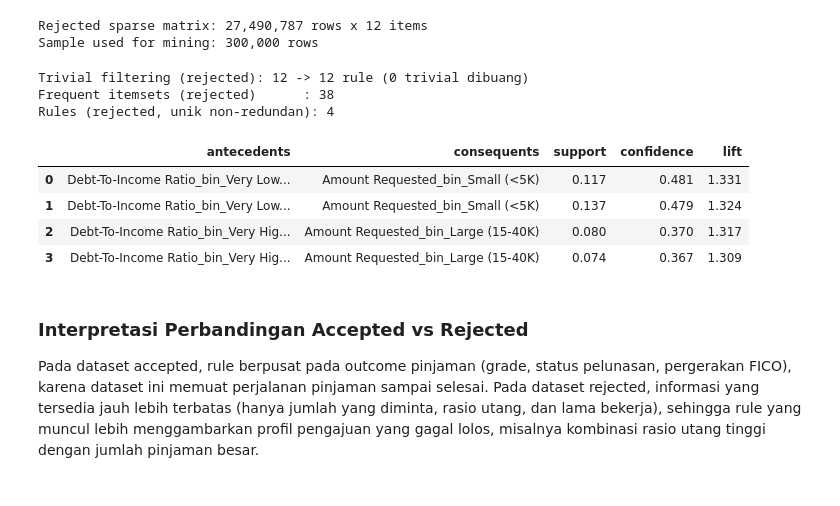
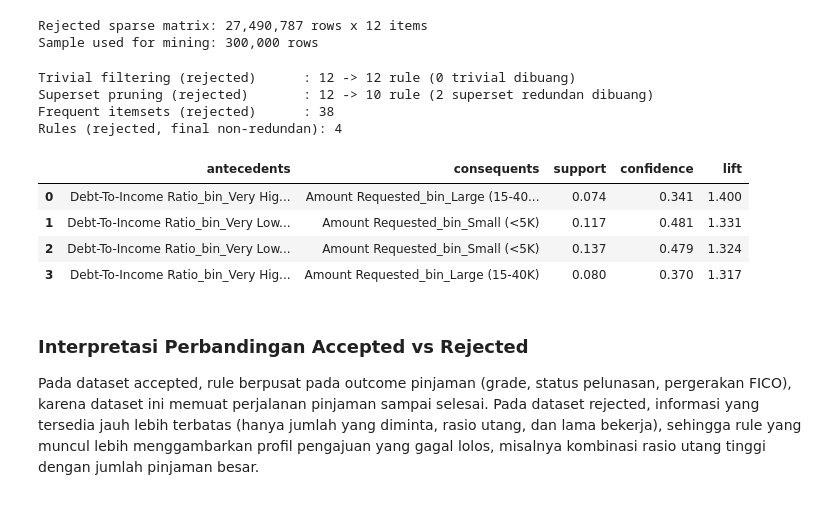
Before and after one commit to StievenLee/Data-Mining-All-Lending-Club-loan, a Jupyter notebook: Phase 3 Associate Rule/Apriori_Final.ipynb, the cells around one changed output. Cells and saved outputs as stored; diff of their text form; code cells hidden in the pictures.

Commit message:
update association rule

```diff
--- a/Phase 3 Associate Rule/Apriori_Final.ipynb
+++ b/Phase 3 Associate Rule/Apriori_Final.ipynb
@@ -745,47 +745,59 @@ Sample used for mining: 300,000 rows
 # %%
 if rejected_available:
     fi_rej = apriori(df_rej, min_support=0.05, use_colnames=True, low_memory=True)
 
     # Ambang lift diturunkan ke 1.2 (accepted memakai 2.0). Alasannya dijelaskan di
     # interpretasi: dataset rejected hanya punya 12 item dengan asosiasi antar-atribut
     # yang lemah, sehingga lift >= 2 menghasilkan NOL rule. Ambang 1.2 tetap menyaring
     # rule yang berada di atas kebetulan (lift > 1) namun realistis untuk domain ini.
     rules_rej = association_rules(fi_rej, metric="lift", min_threshold=1.2)
 
-    # Konsistensi metodologi: terapkan trivial filtering yang SAMA dengan accepted.
-    # Dataset rejected tidak punya relasi definisi antar-item (tidak ada sub_grade->grade),
-    # sehingga secara praktik tidak ada rule trivial untuk dibuang — tetapi fungsi tetap
-    # dipanggil agar pipeline kedua domain identik dan dapat dipertanggungjawabkan.
-    n_before = len(rules_rej)
+    # (1) Trivial filtering yang SAMA dengan accepted. Dataset rejected tidak punya relasi
+    # definisi antar-item (tidak ada sub_grade->grade), sehingga secara praktik tidak ada
+    # rule trivial untuk dibuang -- tetapi fungsi tetap dipanggil agar pipeline kedua domain
+    # identik dan dapat dipertanggungjawabkan.
+    n0 = len(rules_rej)
     rules_rej = filter_trivial_rules(rules_rej)
-    print(f"Trivial filtering (rejected): {n_before} -> {len(rules_rej)} rule "
-          f"({n_before - len(rules_rej)} trivial dibuang)")
+    print(f"Trivial filtering (rejected)      : {n0} -> {len(rules_rej)} rule "
+          f"({n0 - len(rules_rej)} trivial dibuang)")
 
-    # Buang rule redundan simetris (X -> Y dan Y -> X dari itemset gabungan yang sama).
-    # Simpan hanya arah dengan confidence tertinggi untuk tiap tanda tangan itemset.
+    # (2) Superset pruning yang SAMA dengan accepted (remove_redundant_rules).
+    # Membuang rule yang lebih spesifik bila TIDAK menambah confidence dibanding subset-nya.
+    # Contoh nyata: {DTI Very High, Employment Junior} -> Amount Large (conf 0,367) adalah
+    # superset dari {DTI Very High} -> Amount Large (conf 0,370); karena confidence tidak
+    # naik, rule yang lebih panjang dibuang sebagai redundan. Ini menutup celah konsistensi
+    # dengan jalur accepted, bukan hanya redundansi simetris.
+    n1 = len(rules_rej)
+    rules_rej = remove_redundant_rules(rules_rej)
+    print(f"Superset pruning (rejected)       : {n1} -> {len(rules_rej)} rule "
+          f"({n1 - len(rules_rej)} superset redundan dibuang)")
+
+    # (3) Redundansi simetris: buang X -> Y bila Y -> X dari itemset gabungan yang sama
+    # sudah ada; simpan hanya arah dengan confidence tertinggi untuk tiap tanda tangan.
     rules_rej['sig'] = rules_rej.apply(
         lambda r: frozenset(r['antecedents']) | frozenset(r['consequents']), axis=1)
     rules_rej = (rules_rej.sort_values('confidence', ascending=False)
                           .drop_duplicates('sig', keep='first')
                           .sort_values('lift', ascending=False)
                           .reset_index(drop=True))
 
     print(f"Frequent itemsets (rejected)      : {len(fi_rej)}")
-    print(f"Rules (rejected, unik non-redundan): {len(rules_rej)}")
+    print(f"Rules (rejected, final non-redundan): {len(rules_rej)}")
     if len(rules_rej) > 0:
         display(pretty_rules(rules_rej).head(10))
     rules_rej.drop(columns='sig').to_csv("Results/results_apriori_rejected.csv", index=False)
 else:
     print("Section skipped.")
 # %% [output]
-Trivial filtering (rejected): 12 -> 12 rule (0 trivial dibuang)
+Trivial filtering (rejected)      : 12 -> 12 rule (0 trivial dibuang)
+Superset pruning (rejected)       : 12 -> 10 rule (2 superset redundan dibuang)
 Frequent itemsets (rejected)      : 38
-Rules (rejected, unik non-redundan): 4
+Rules (rejected, final non-redundan): 4
 |  | antecedents | consequents | support | confidence | lift |
-| 0 | Debt-To-Income Ratio_bin_Very Low... | Amount Requested_bin_Small (<5K) | 0.117 | 0.481 | 1.331 |
-| 1 | Debt-To-Income Ratio_bin_Very Low... | Amount Requested_bin_Small (<5K) | 0.137 | 0.479 | 1.324 |
-| 2 | Debt-To-Income Ratio_bin_Very Hig... | Amount Requested_bin_Large (15-40K) | 0.080 | 0.370 | 1.317 |
-| 3 | Debt-To-Income Ratio_bin_Very Hig... | Amount Requested_bin_Large (15-40K) | 0.074 | 0.367 | 1.309 |
+| 0 | Debt-To-Income Ratio_bin_Very Hig... | Amount Requested_bin_Large (15-40... | 0.074 | 0.341 | 1.400 |
+| 1 | Debt-To-Income Ratio_bin_Very Low... | Amount Requested_bin_Small (<5K) | 0.117 | 0.481 | 1.331 |
+| 2 | Debt-To-Income Ratio_bin_Very Low... | Amount Requested_bin_Small (<5K) | 0.137 | 0.479 | 1.324 |
+| 3 | Debt-To-Income Ratio_bin_Very Hig... | Amount Requested_bin_Large (15-40K) | 0.080 | 0.370 | 1.317 |
 # %% [markdown]
 ### Interpretasi Perbandingan Accepted vs Rejected
 
```
Also changed, not shown: parts of 7 cells of this notebook.
